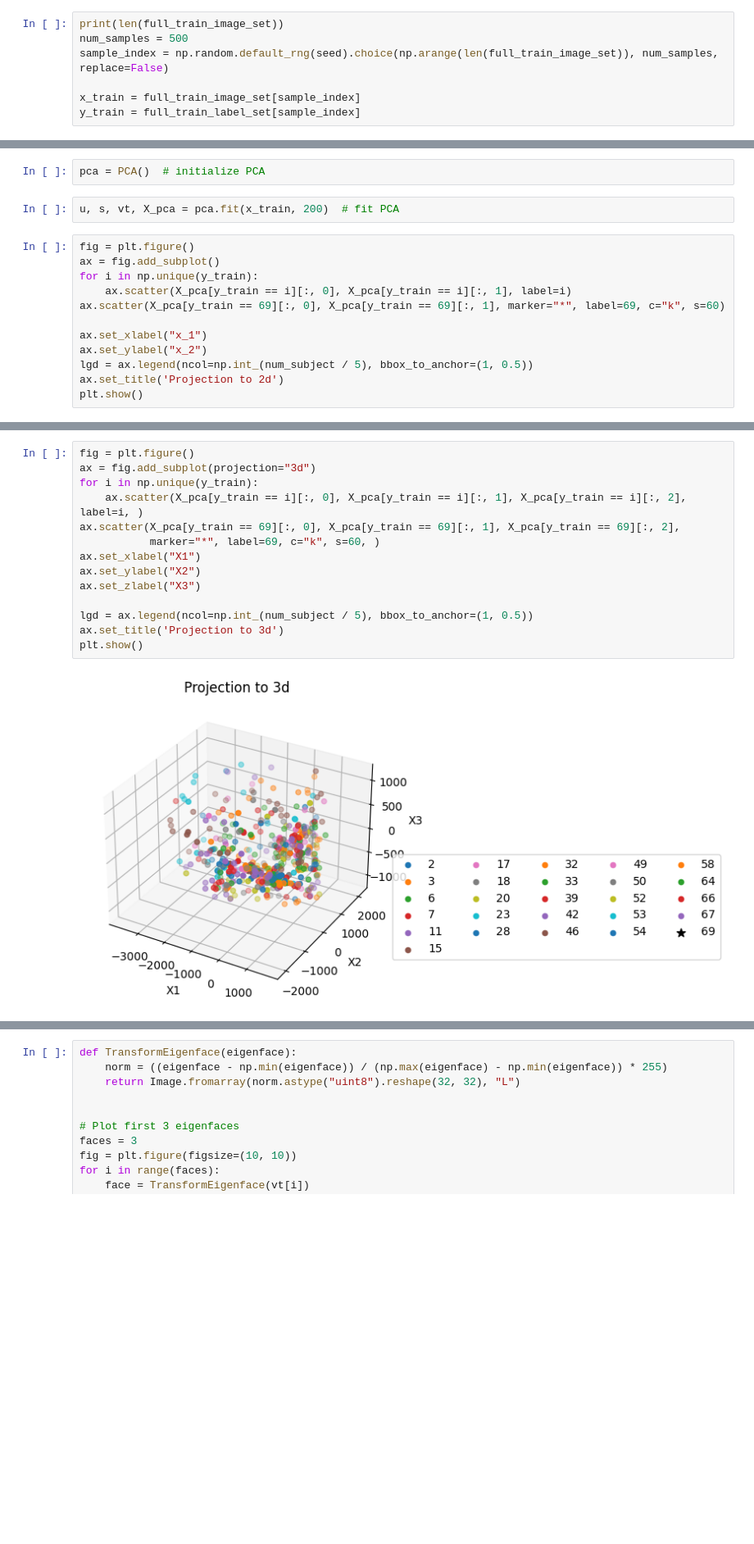
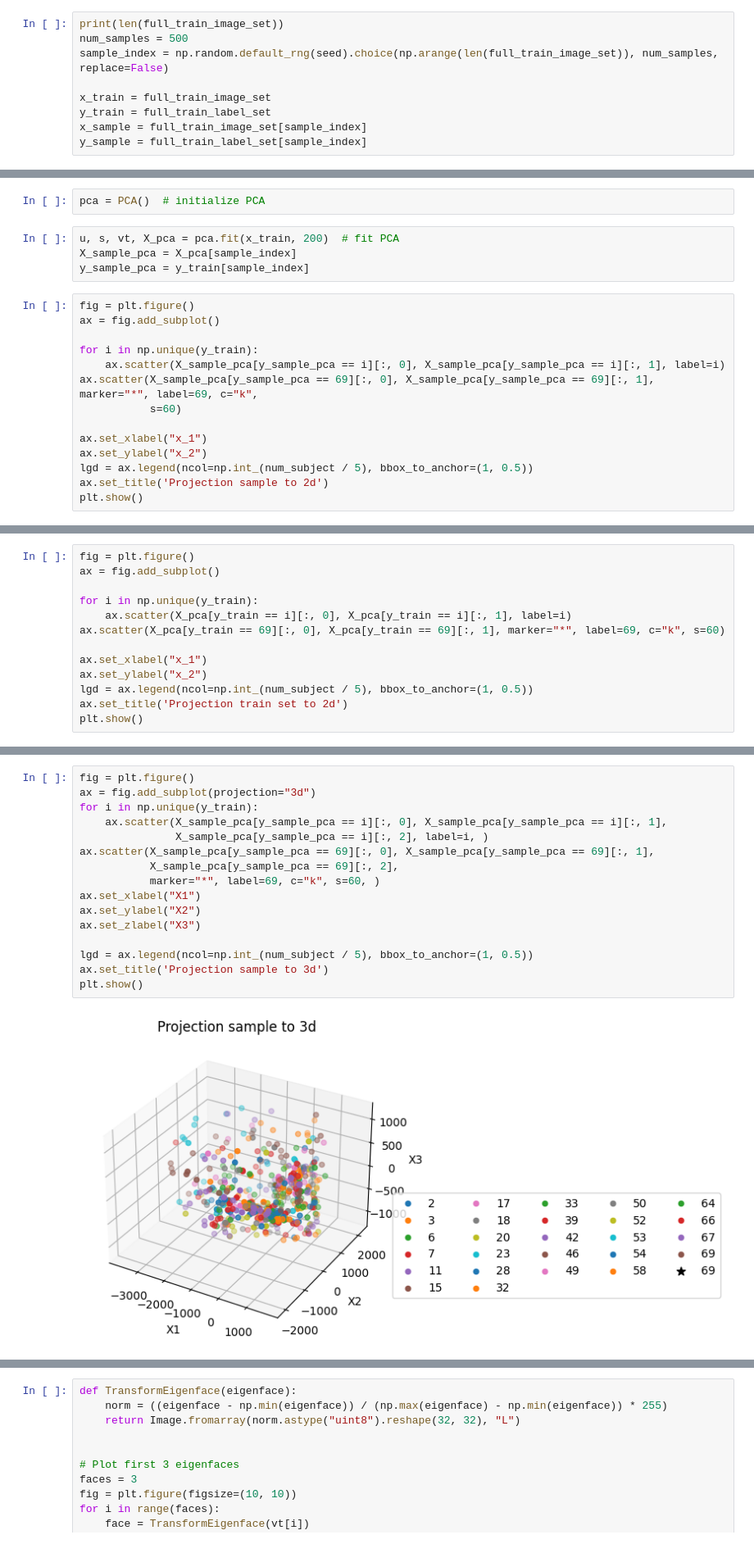
Before and after one commit to frankRenlf/pattern_recognition, a Jupyter notebook: ca2/PCA.ipynb, the cells around one changed output, grey strips where cells are left out. Shown: that part at 82% size. Cells and saved outputs as stored; diff of their text form; blank space fills up the shorter version.

```diff
--- a/ca2/PCA.ipynb
+++ b/ca2/PCA.ipynb
@@ -157,8 +158,10 @@ print(len(full_train_image_set))
 num_samples = 500
 sample_index = np.random.default_rng(seed).choice(np.arange(len(full_train_image_set)), num_samples, replace=False)
 
-x_train = full_train_image_set[sample_index]
-y_train = full_train_label_set[sample_index]
+x_train = full_train_image_set
+y_train = full_train_label_set
+x_sample = full_train_image_set[sample_index]
+y_sample = full_train_label_set[sample_index]
 # %% [output]
 2982
 # %%
@@ -182,16 +185,20 @@ class PCA:
 pca = PCA()  # initialize PCA
 # %%
 u, s, vt, X_pca = pca.fit(x_train, 200)  # fit PCA
+X_sample_pca = X_pca[sample_index]
+y_sample_pca = y_train[sample_index]
 # %%
 fig = plt.figure()
 ax = fig.add_subplot()
+
 for i in np.unique(y_train):
-    ax.scatter(X_pca[y_train == i][:, 0], X_pca[y_train == i][:, 1], label=i)
-ax.scatter(X_pca[y_train == 69][:, 0], X_pca[y_train == 69][:, 1], marker="*", label=69, c="k", s=60)
+    ax.scatter(X_sample_pca[y_sample_pca == i][:, 0], X_sample_pca[y_sample_pca == i][:, 1], label=i)
+ax.scatter(X_sample_pca[y_sample_pca == 69][:, 0], X_sample_pca[y_sample_pca == 69][:, 1], marker="*", label=69, c="k",
+           s=60)
 
 ax.set_xlabel("x_1")
 ax.set_ylabel("x_2")
 lgd = ax.legend(ncol=np.int_(num_subject / 5), bbox_to_anchor=(1, 0.5))
-ax.set_title('Projection to 2d')
+ax.set_title('Projection sample to 2d')
 plt.show()
 # %% [output]
@@ -198,0 +206,13 @@ plt.show()
+# %%
+fig = plt.figure()
+ax = fig.add_subplot()
+
+for i in np.unique(y_train):
+    ax.scatter(X_pca[y_train == i][:, 0], X_pca[y_train == i][:, 1], label=i)
+ax.scatter(X_pca[y_train == 69][:, 0], X_pca[y_train == 69][:, 1], marker="*", label=69, c="k", s=60)
+
+ax.set_xlabel("x_1")
+ax.set_ylabel("x_2")
+lgd = ax.legend(ncol=np.int_(num_subject / 5), bbox_to_anchor=(1, 0.5))
+ax.set_title('Projection train set to 2d')
+plt.show()
@@ -199,16 +221,18 @@ plt.show()
 # %%
 fig = plt.figure()
 ax = fig.add_subplot(projection="3d")
 for i in np.unique(y_train):
-    ax.scatter(X_pca[y_train == i][:, 0], X_pca[y_train == i][:, 1], X_pca[y_train == i][:, 2], label=i, )
-ax.scatter(X_pca[y_train == 69][:, 0], X_pca[y_train == 69][:, 1], X_pca[y_train == 69][:, 2],
+    ax.scatter(X_sample_pca[y_sample_pca == i][:, 0], X_sample_pca[y_sample_pca == i][:, 1],
+               X_sample_pca[y_sample_pca == i][:, 2], label=i, )
+ax.scatter(X_sample_pca[y_sample_pca == 69][:, 0], X_sample_pca[y_sample_pca == 69][:, 1],
+           X_sample_pca[y_sample_pca == 69][:, 2],
            marker="*", label=69, c="k", s=60, )
 ax.set_xlabel("X1")
 ax.set_ylabel("X2")
 ax.set_zlabel("X3")
 
 lgd = ax.legend(ncol=np.int_(num_subject / 5), bbox_to_anchor=(1, 0.5))
-ax.set_title('Projection to 3d')
+ax.set_title('Projection sample to 3d')
 plt.show()
 # %% [output]
-[figure, old version]
+[figure, new version]
```
Also changed, not shown: parts of 6 cells of this notebook, 1 other file.
